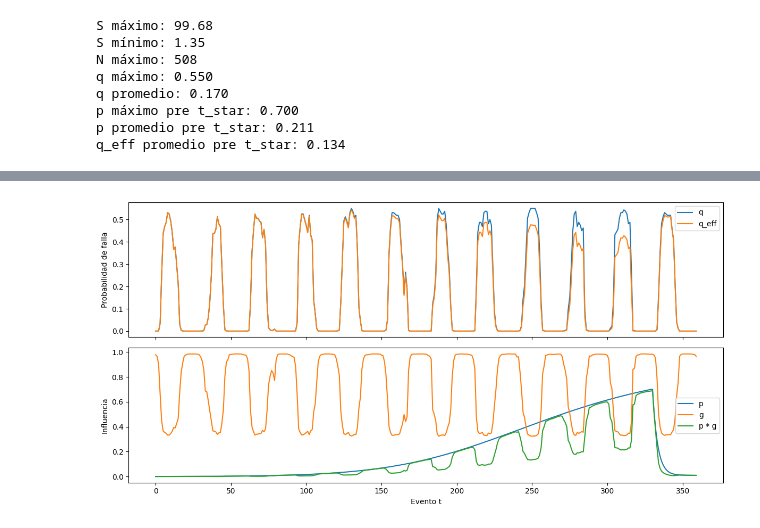
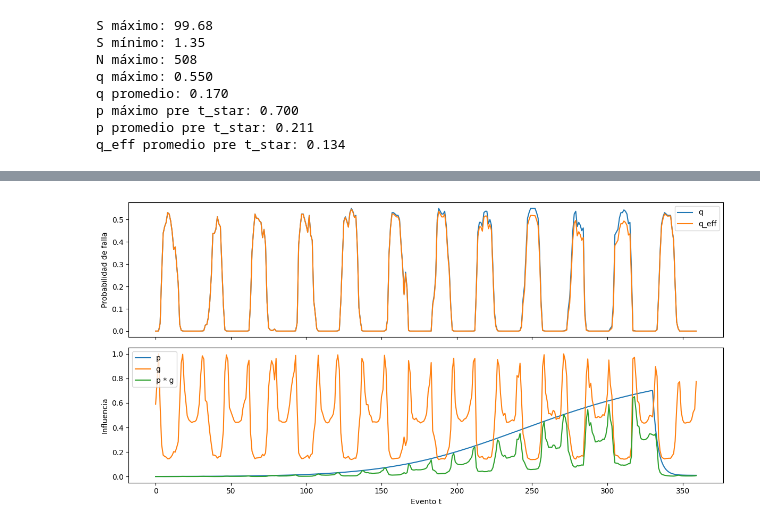
Before and after one commit to echeverriajosejavier-lab/garalen_variance, a Jupyter notebook: notebooks/examination.ipynb, the cells around one changed output, grey strips where cells are left out. Saved outputs shown, nothing was run; the diff lists cells and outputs as text; code cells hidden in the pictures.

```diff
--- a/notebooks/examination.ipynb
+++ b/notebooks/examination.ipynb
@@ -217,29 +217,29 @@ plt.show()
 # %%
 from garalen.losses import _sigmoid, _failure_probability, _anomaly
 
 q = _failure_probability(result.N, config)
 p = _anomaly(config)
-g = 1 - _sigmoid(result.S, config.k_g, config.S_0)
+g = np.exp(-0.5 * ((result.S - config.S_0) / config.sigma_g) ** 2)
 q_eff = q * (1 - p * g)
 
 fig, axes = plt.subplots(2, 1, figsize=(12, 6), sharex=True)
 
 axes[0].plot(t, q, label="q")
 axes[0].plot(t, q_eff, label="q_eff")
 axes[0].set_ylabel("Probabilidad de falla")
 axes[0].legend()
 
 axes[1].plot(t, p, label="p")
 axes[1].plot(t, g, label="g")
 axes[1].plot(t, p * g, label="p * g")
 axes[1].set_ylabel("Influencia")
 axes[1].legend()
 
 axes[1].set_xlabel("Evento t")
 plt.tight_layout()
 plt.show()
 # %% [output]
-[figure, old version]
+[figure, new version]
 # %%
 max_baseline = np.array([result.Y_baseline[ini:fin].max() for ini, fin in zip(inicios, fines) if fin > ini])
 max_anomaly = np.array([result.Y_anomaly[ini:fin].max() for ini, fin in zip(inicios, fines) if fin > ini])
```
Also changed, not shown: parts of 11 cells of this notebook.
